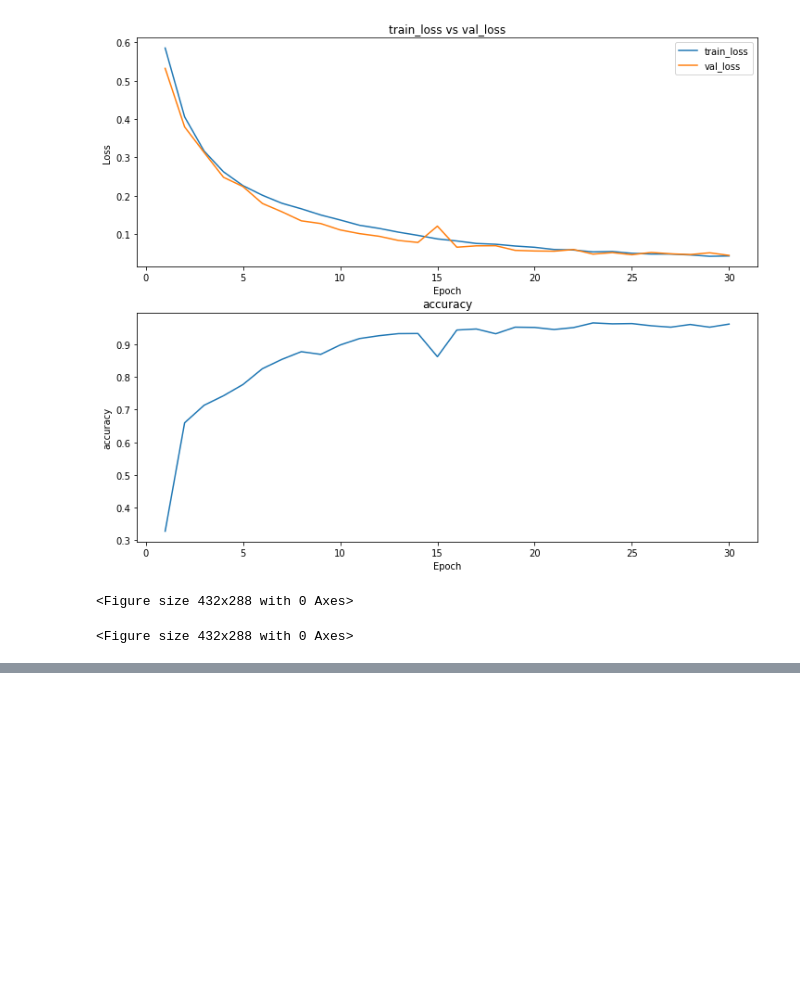
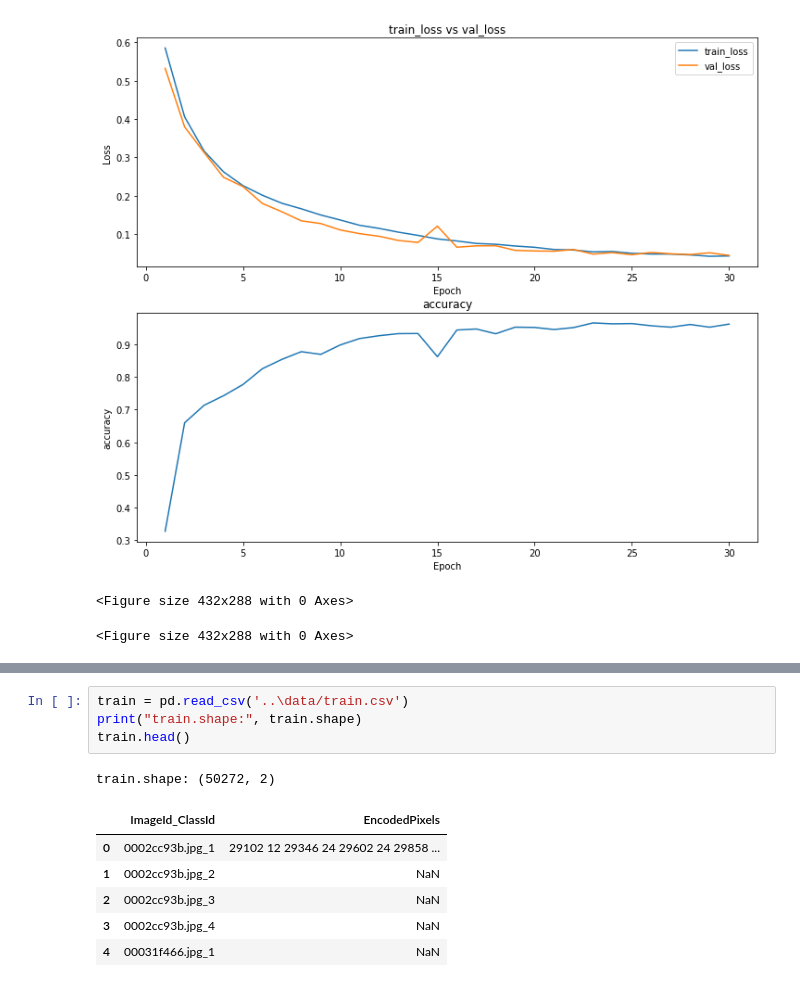
Before and after one commit to raymondlam19/Steel-Defect-Detection-Pytorch, a Jupyter notebook: notebook/3_new_model.ipynb, the cells around one changed output, grey strips where cells are left out. Drawn from its saved outputs; the diff is of its cells as text; blank space fills up the shorter version.

```diff
--- a/notebook/3_new_model.ipynb
+++ b/notebook/3_new_model.ipynb
@@ -253,0 +263,12 @@ for i in range(3):
+# %%
+train = pd.read_csv('..\data/train.csv')
+print("train.shape:", train.shape)
+train.head()
+# %% [output]
+train.shape: (50272, 2)
+|  | ImageId_ClassId | EncodedPixels |
+| 0 | 0002cc93b.jpg_1 | 29102 12 29346 24 29602 24 29858 ... |
+| 1 | 0002cc93b.jpg_2 | NaN |
+| 2 | 0002cc93b.jpg_3 | NaN |
+| 3 | 0002cc93b.jpg_4 | NaN |
+| 4 | 00031f466.jpg_1 | NaN |
```
Also changed, not shown: parts of 5 cells of this notebook, 4 other files.
